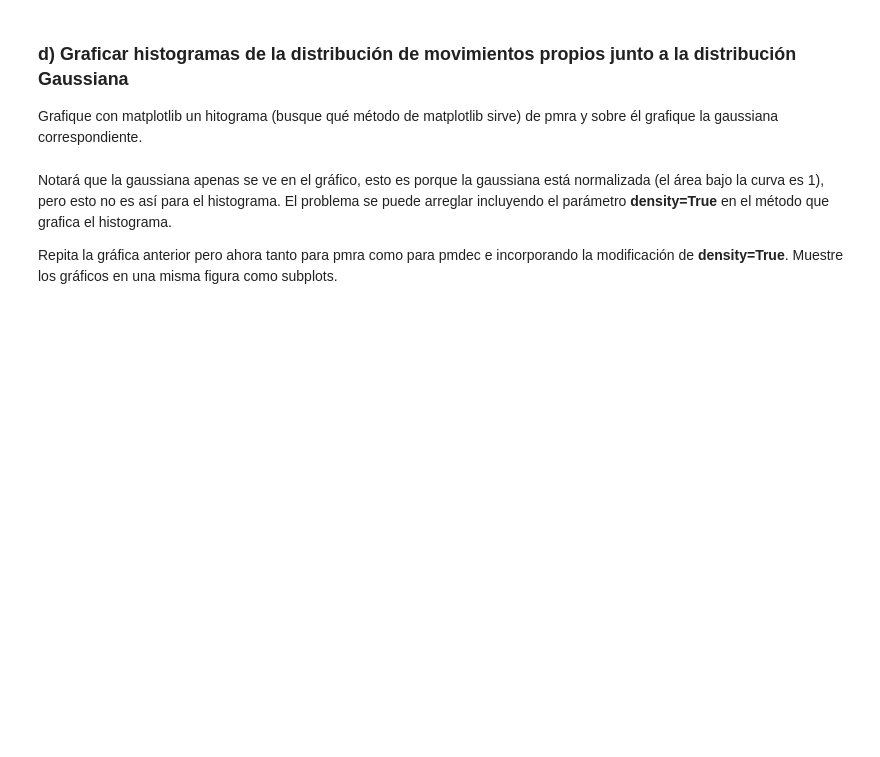
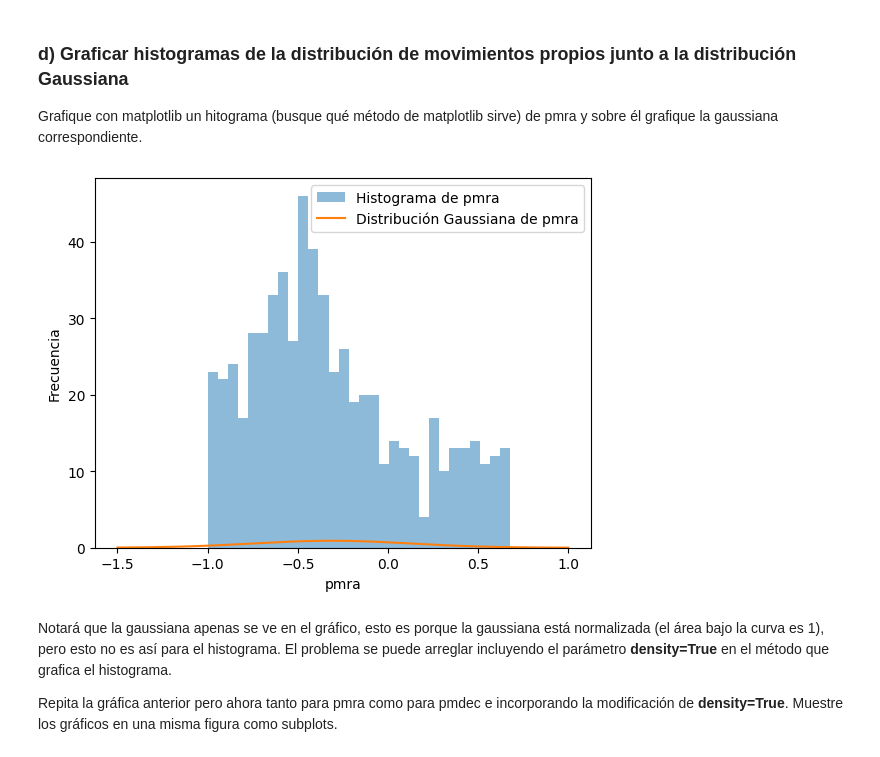
Before and after one commit to carlos-riquelme-c/Tarea-2, a Jupyter notebook: Tarea2.ipynb, the cells around one changed output. Saved outputs shown, nothing was run; the diff lists cells and outputs as text; code cells hidden in the pictures; blank space fills up the shorter version.

```diff
--- a/Tarea2.ipynb
+++ b/Tarea2.ipynb
@@ -98,7 +120,24 @@ fx_pmdec =
+# %%
+from scipy.stats import norm
+
+x_pmra = np.linspace(-1.5, 1, 300)
+fx_pmra = norm.pdf(x_pmra, mu_pmra, std_pmra)
+
+x_pmdec = np.linspace(-2.5, 0.5, 300)
+fx_pmdec = norm.pdf(x_pmdec, mu_pmdec, std_pmdec)
 # %% [markdown]
 ### d) Graficar histogramas de la distribución de movimientos propios junto a la distribución Gaussiana
 
 Grafique con matplotlib un hitograma (busque qué método de matplotlib sirve) de pmra y sobre él grafique la gaussiana correspondiente.
+# %%
+plt.hist(pmra, bins = 30, alpha = 0.5, label = 'Histograma de pmra')
+plt.plot(x_pmra, fx_pmra, label = 'Distribución Gaussiana de pmra')
+plt.xlabel('pmra')
+plt.ylabel('Frecuencia')
+plt.legend()
+plt.show()
+# %% [output]
+[figure, added]
 # %% [markdown]
 Notará que la gaussiana apenas se ve en el gráfico, esto es porque la gaussiana está normalizada (el área bajo la curva es 1), pero esto no es así para el histograma. El problema se puede arreglar incluyendo el parámetro **density=True** en el método que grafica el histograma.
 
```
Also changed, not shown: parts of 28 cells of this notebook.
